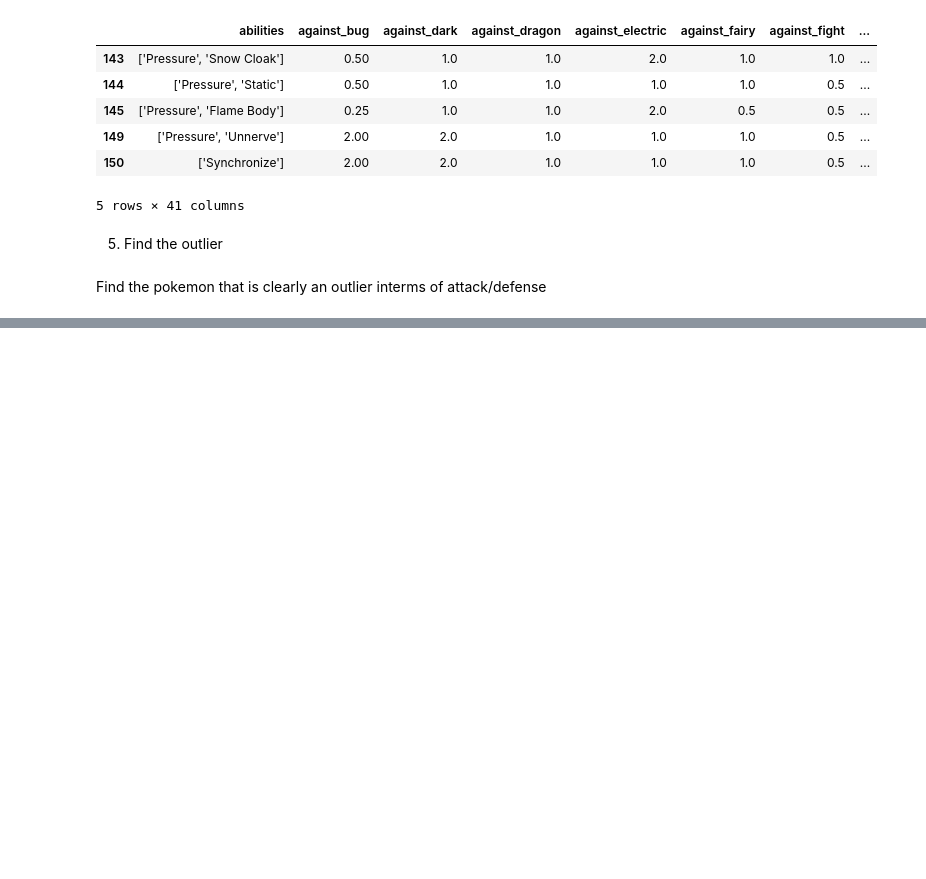
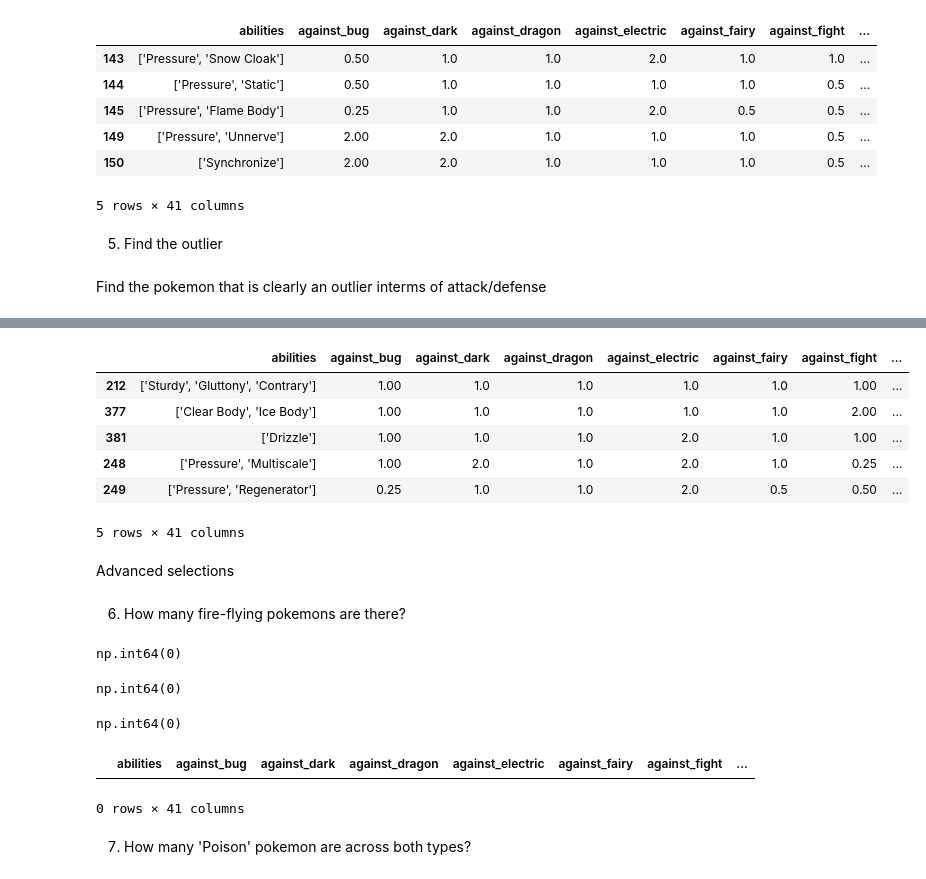
Before and after one commit to hcorbat1/Pandas-Python-for-Data-Analysis-by-Examples, a Jupyter notebook: Pandas & Python for Data Analysis using Pokemon_csv.ipynb, the cells around one changed output, grey strips where cells are left out. Cells and saved outputs as stored; diff of their text form; code cells hidden in the pictures; blank space fills up the shorter version.

```diff
--- a/Pandas & Python for Data Analysis using Pokemon_csv.ipynb
+++ b/Pandas & Python for Data Analysis using Pokemon_csv.ipynb
@@ -229,0 +240,39 @@ Find the pokemon that is clearly an outlier interms of attack/defense
+# %%
+df.sort_values(by = ['sp_defense','sp_attack'],ascending=(False,True)).head()
+# %% [output]
+|  | abilities | against_bug | against_dark | against_dragon | against_electric | against_fairy | against_fight | ... |
+| 212 | ['Sturdy', 'Gluttony', 'Contrary'] | 1.00 | 1.0 | 1.0 | 1.0 | 1.0 | 1.00 | ... |
+| 377 | ['Clear Body', 'Ice Body'] | 1.00 | 1.0 | 1.0 | 1.0 | 1.0 | 2.00 | ... |
+| 381 | ['Drizzle'] | 1.00 | 1.0 | 1.0 | 2.0 | 1.0 | 1.00 | ... |
+| 248 | ['Pressure', 'Multiscale'] | 1.00 | 2.0 | 1.0 | 2.0 | 1.0 | 0.25 | ... |
+| 249 | ['Pressure', 'Regenerator'] | 0.25 | 1.0 | 1.0 | 2.0 | 0.5 | 0.50 | ... |
+5 rows × 41 columns
+# %% [markdown]
+Advanced selections
+# %% [markdown]
+6. How many fire-flying pokemons are there?
+# %%
+(df['type1'] =='against_fire').sum()
+# %% [output]
+np.int64(0)
+# %%
+(df['type2'] =='against_flying').sum()
+# %% [output]
+np.int64(0)
+# %%
+(
+    (df['type1'] =='against_fire') &
+    (df['type2'] =='against_flying')
+).sum()
+# %% [output]
+np.int64(0)
+# %%
+df.loc[(
+    (df['type1'] =='against_fire') &
+    (df['type2'] =='against_flying')
+)]
+# %% [output]
+|  | abilities | against_bug | against_dark | against_dragon | against_electric | against_fairy | against_fight | ... |
+0 rows × 41 columns
+# %% [markdown]
+7. How many 'Poison' pokemon are across both types?
```
Also changed, not shown: parts of 11 cells of this notebook.
